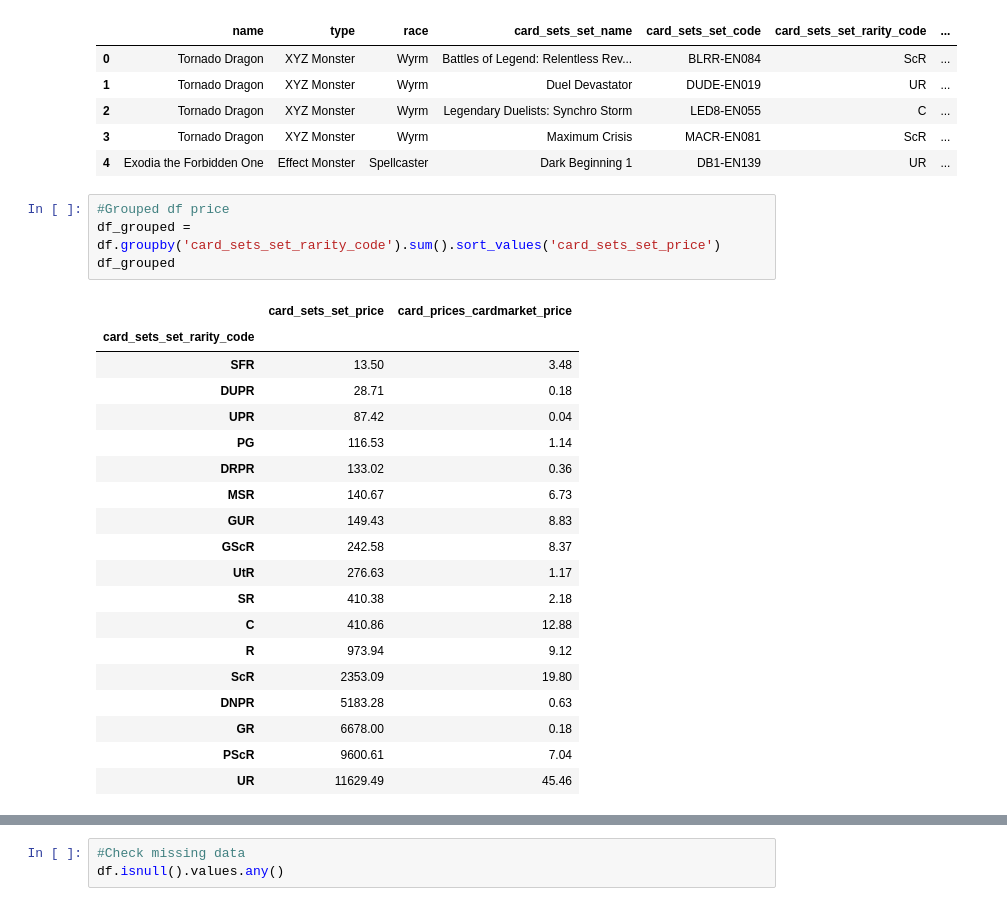
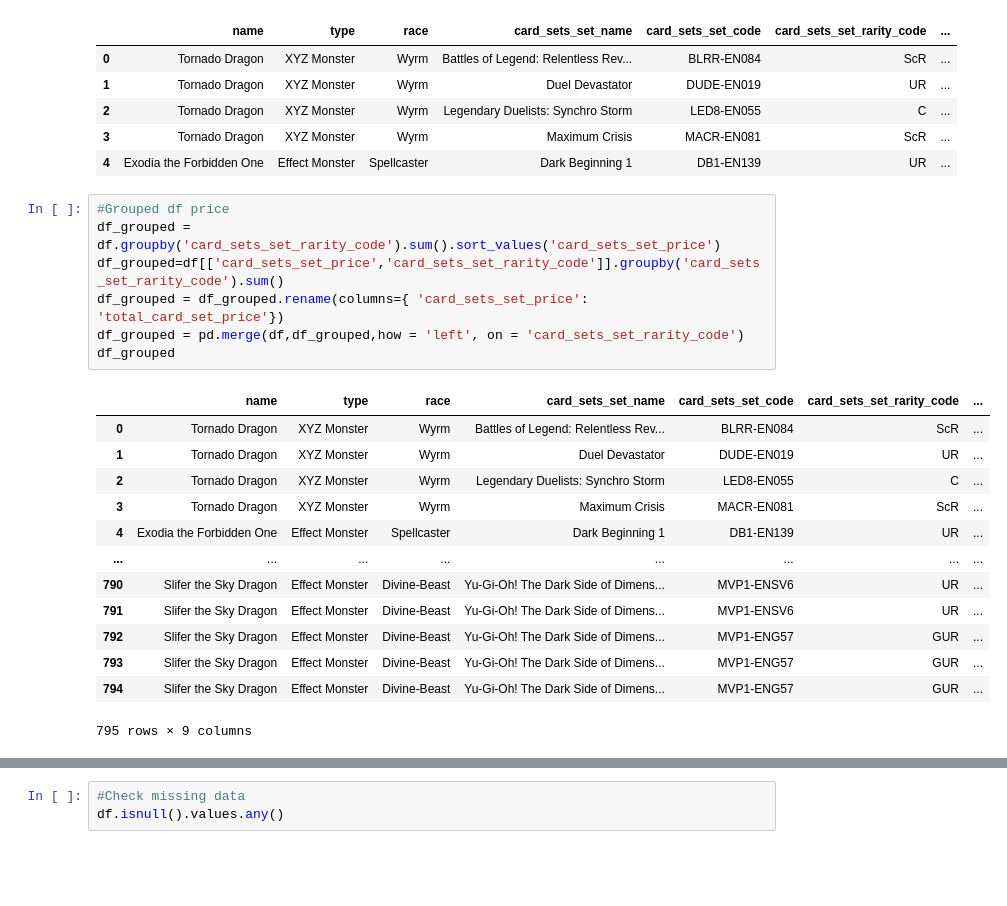
Before and after one commit to mfearing1234/Data_science_model_builds, a Jupyter notebook: Yugioh Forecast/Yu_GI_OH_Card_Forecast.ipynb, the cells around one changed output, grey strips where cells are left out. Saved outputs shown, nothing was run; the diff lists cells and outputs as text; blank space fills up the shorter version.

```diff
--- a/Yugioh Forecast/Yu_GI_OH_Card_Forecast.ipynb
+++ b/Yugioh Forecast/Yu_GI_OH_Card_Forecast.ipynb
@@ -28,26 +28,23 @@ df.head(5)
 # %%
 #Grouped df price
 df_grouped = df.groupby('card_sets_set_rarity_code').sum().sort_values('card_sets_set_price')
+df_grouped=df[['card_sets_set_price','card_sets_set_rarity_code']].groupby('card_sets_set_rarity_code').sum()
+df_grouped = df_grouped.rename(columns={ 'card_sets_set_price': 'total_card_set_price'})
+df_grouped = pd.merge(df,df_grouped,how = 'left', on = 'card_sets_set_rarity_code')
 df_grouped
 # %% [output]
-|  | card_sets_set_price | card_prices_cardmarket_price |
-| card_sets_set_rarity_code |  |  |
-| SFR | 13.50 | 3.48 |
-| DUPR | 28.71 | 0.18 |
-| UPR | 87.42 | 0.04 |
-| PG | 116.53 | 1.14 |
-| DRPR | 133.02 | 0.36 |
-| MSR | 140.67 | 6.73 |
-| GUR | 149.43 | 8.83 |
-| GScR | 242.58 | 8.37 |
-| UtR | 276.63 | 1.17 |
-| SR | 410.38 | 2.18 |
-| C | 410.86 | 12.88 |
-| R | 973.94 | 9.12 |
-| ScR | 2353.09 | 19.80 |
-| DNPR | 5183.28 | 0.63 |
-| GR | 6678.00 | 0.18 |
-| PScR | 9600.61 | 7.04 |
-| UR | 11629.49 | 45.46 |
+|  | name | type | race | card_sets_set_name | card_sets_set_code | card_sets_set_rarity_code | ... |
+| 0 | Tornado Dragon | XYZ Monster | Wyrm | Battles of Legend: Relentless Rev... | BLRR-EN084 | ScR | ... |
+| 1 | Tornado Dragon | XYZ Monster | Wyrm | Duel Devastator | DUDE-EN019 | UR | ... |
+| 2 | Tornado Dragon | XYZ Monster | Wyrm | Legendary Duelists: Synchro Storm | LED8-EN055 | C | ... |
+| 3 | Tornado Dragon | XYZ Monster | Wyrm | Maximum Crisis | MACR-EN081 | ScR | ... |
+| 4 | Exodia the Forbidden One | Effect Monster | Spellcaster | Dark Beginning 1 | DB1-EN139 | UR | ... |
+| ... | ... | ... | ... | ... | ... | ... | ... |
+| 790 | Slifer the Sky Dragon | Effect Monster | Divine-Beast | Yu-Gi-Oh! The Dark Side of Dimens... | MVP1-ENSV6 | UR | ... |
+| 791 | Slifer the Sky Dragon | Effect Monster | Divine-Beast | Yu-Gi-Oh! The Dark Side of Dimens... | MVP1-ENSV6 | UR | ... |
+| 792 | Slifer the Sky Dragon | Effect Monster | Divine-Beast | Yu-Gi-Oh! The Dark Side of Dimens... | MVP1-ENG57 | GUR | ... |
+| 793 | Slifer the Sky Dragon | Effect Monster | Divine-Beast | Yu-Gi-Oh! The Dark Side of Dimens... | MVP1-ENG57 | GUR | ... |
+| 794 | Slifer the Sky Dragon | Effect Monster | Divine-Beast | Yu-Gi-Oh! The Dark Side of Dimens... | MVP1-ENG57 | GUR | ... |
+795 rows × 9 columns
 # %%
 #Grouped mean price
```
Also changed, not shown: parts of 9 cells of this notebook, 4 other files.
